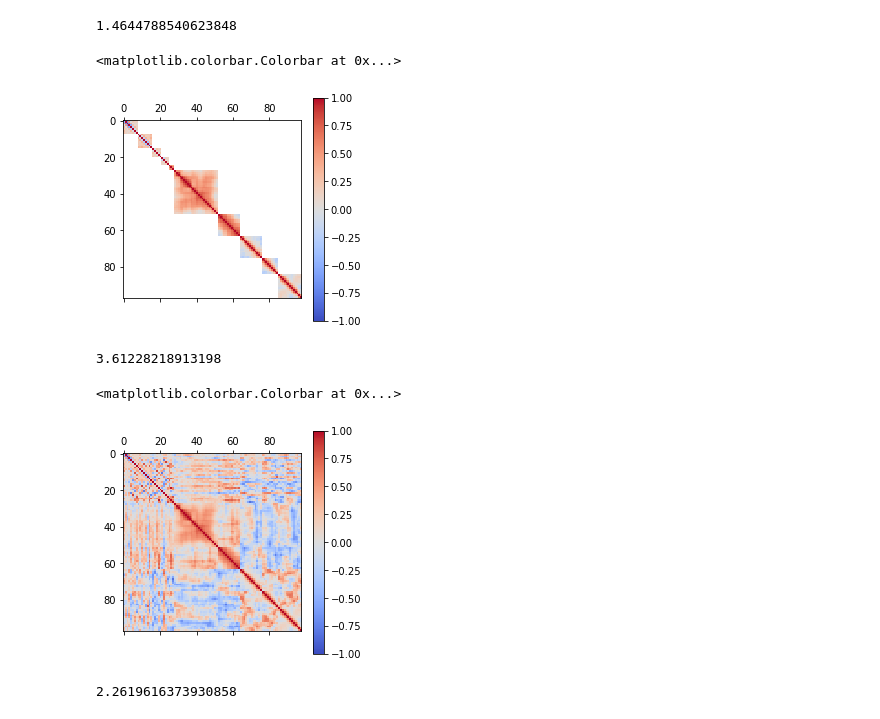
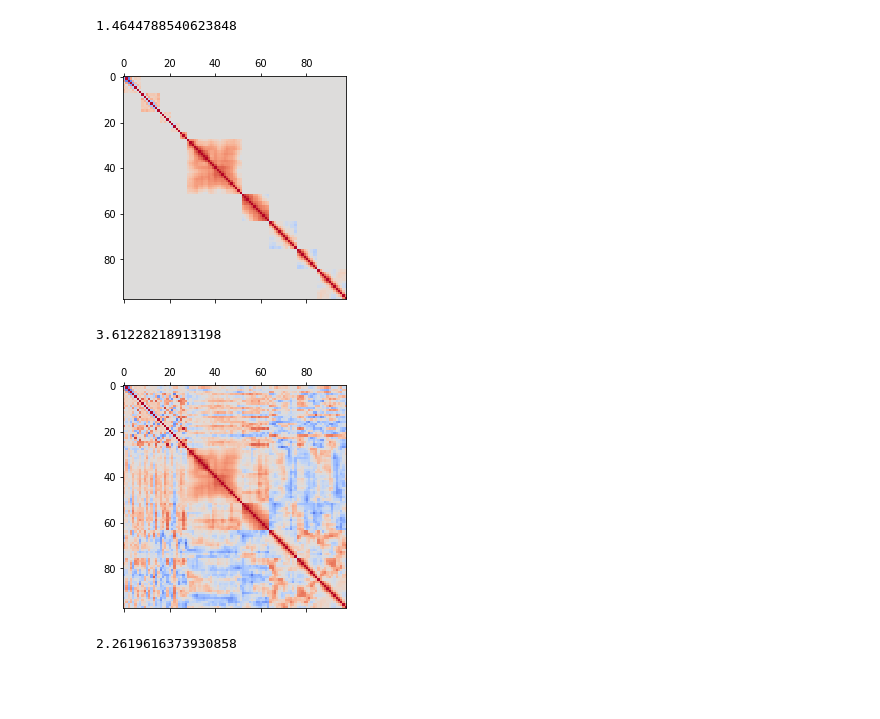
Before and after one commit to ast0815/covfit, a Jupyter notebook: genie-tune.ipynb, the cells around one changed output. Cells and saved outputs as stored; diff of their text form; code cells hidden in the pictures; blank space fills up the shorter version.

```diff
--- a/genie-tune.ipynb
+++ b/genie-tune.ipynb
@@ -454,13 +453,13 @@ raw_A = norm_shape_inv @ A
 # %%
 raw_data_cov_red = raw_data_cov_nan[data_used_red,:][:,data_used_red]
 raw_data_cov_red_paper_uncor = raw_data_cov_nan_paper_uncor [data_used_red,:][:,data_used_red]
 raw_data_cov_red_exp_uncor = raw_data_cov_nan_exp_uncor [data_used_red,:][:,data_used_red]
-raw_data_cor_red = raw_data_cor_nan[data_used_red,:][:,data_used_red]
+raw_data_cor_red = raw_data_cor[data_used_red,:][:,data_used_red]
 plt.matshow(raw_data_cor_red, vmin=-1, vmax=1, cmap="coolwarm")
-plt.colorbar()
+#plt.colorbar()
+plt.savefig("plots/genie-cor-red.pdf")
 # %% [output]
-<matplotlib.colorbar.Colorbar at 0x...>
-[figure, old version]
+[figure, new version]
 # %%
 raw_ret_red = {}
 derate_covariance(raw_data_cov_red, jacobian=raw_A[data_used_red], return_dict=raw_ret_red)
@@ -469,10 +468,10 @@ derate_covariance(raw_data_cov_red, jacobian=raw_A[data_used_red], return_dict=r
 # %%
 raw_nightmare_cor_red = cov_to_cor(raw_ret_red["nightmare_cov"])
 plt.matshow(raw_nightmare_cor_red, vmin=-1, vmax=1, cmap="coolwarm")
-plt.colorbar()
+#plt.colorbar()
+plt.savefig("plots/genie-cor-red-max.pdf")
 # %% [output]
-<matplotlib.colorbar.Colorbar at 0x...>
-[figure, old version]
+[figure, new version]
 # %%
 raw_ret_red_paper_uncor = {}
 derate_covariance(raw_data_cov_red_paper_uncor, jacobian=raw_A[data_used_red], return_dict=raw_ret_red_paper_uncor)
```
Also changed, not shown: parts of 5 cells of this notebook.
